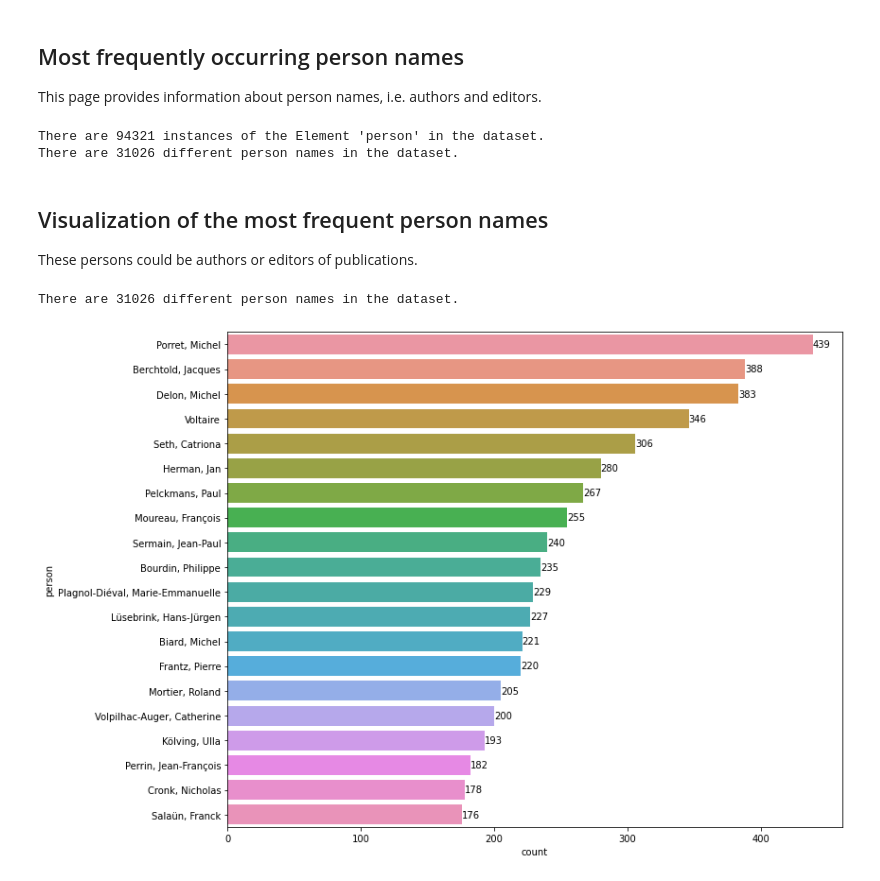
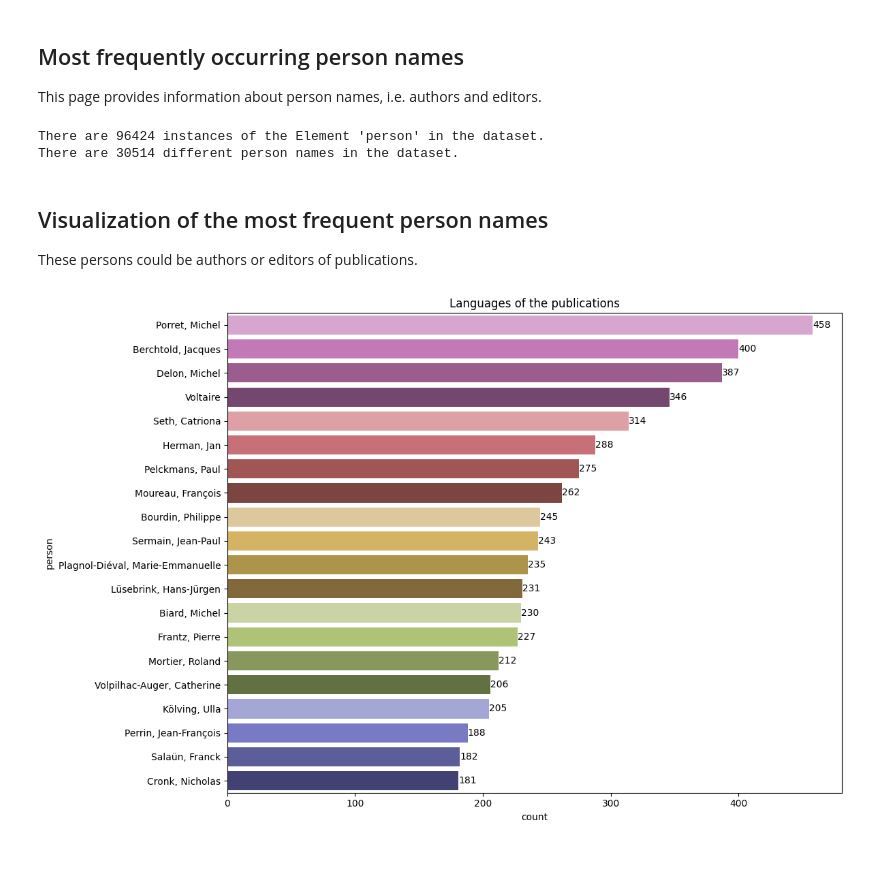
Before and after one commit to christofs/BIB18, a Jupyter notebook: people.ipynb, the cells around one changed output. Saved outputs shown, nothing was run; the diff lists cells and outputs as text; code cells hidden in the pictures.

Commit message:
update: all with svg, 2024-01 data, same palette

```diff
--- a/people.ipynb
+++ b/people.ipynb
@@ -21,9 +21,8 @@ import pandas as pd
 
 # === Files and parameters ===
 
-wdir = join("/", "media", "christof", "Data", "Github", "christofs", "BIB18")
-bibdatafile = join(wdir, "data", "BIB18_Zotero-RDF.rdf")
-#bibdatafile = join(wdir, "data", "BIB18_Zotero-RDF_TEST.rdf")
+bibdatafile = join("data", "BIB18_Zotero-RDF_2024-01-02.rdf")
+#bibdatafile = join("data", "BIB18_Zotero-RDF_TEST.rdf")
 
 
 namespaces = {
@@ -35,11 +34,7 @@ namespaces = {
     }
 
 
-def read_json(bibdatafile):
-    bibdata = etree.parse(bibdatafile)
-    return bibdata
-
-bibdata = read_json(bibdatafile)
+bibdata = etree.parse(bibdatafile)
 # %%
 def get_personnames(bibdata):
 
@@ -63,8 +58,8 @@ def get_personnames(bibdata):
 global personnames
 personnames  = get_personnames(bibdata)
 # %% [output]
-There are 94321 instances of the Element 'person' in the dataset.
-There are 31026 different person names in the dataset.
+There are 96424 instances of the Element 'person' in the dataset.
+There are 30514 different person names in the dataset.
 # %% [markdown]
 ## Visualization of the most frequent person names
 
@@ -82,35 +77,38 @@ def most_frequent_persons(personnames):
     personnames_counts = pd.DataFrame.from_dict(
         personnames_counts,
         orient="index",
         columns=["count"]).reset_index().rename({"index" : "person"},
         axis=1
         )
 
     #print(personnames_counts)
     return personnames_counts
 
 
 def visualize_personnames_counts(personnames_counts):
     #print(publishernames_counts)
     plt.figure(figsize=(12,8))
-    pal = sns.color_palette("colorblind", len(personnames_counts))
+    palette = sns.color_palette("tab20b", len(personnames_counts))
     fig = sns.barplot(
         data=personnames_counts,
         y="person",
         x="count",
-        orient='h'
+        hue = "count",
+        legend = False,
+        orient='h',
+        palette=palette,
         )
     for i in fig.containers:
         fig.bar_label(i,)
+    fig.set(title="Languages of the publications")
     plt.tight_layout()
     plt.savefig(
-        join(wdir, "figures", "personnames_counts.png"),
+        join("figures", "personnames_counts.svg"),
         dpi=300
         )
 
 
 personnames_counts = most_frequent_persons(personnames)
 visualize_personnames_counts(personnames_counts)
 # %% [output]
-There are 31026 different person names in the dataset.
-[figure, old version]
+[figure, new version]
```
Also changed, not shown: 31 other files.
